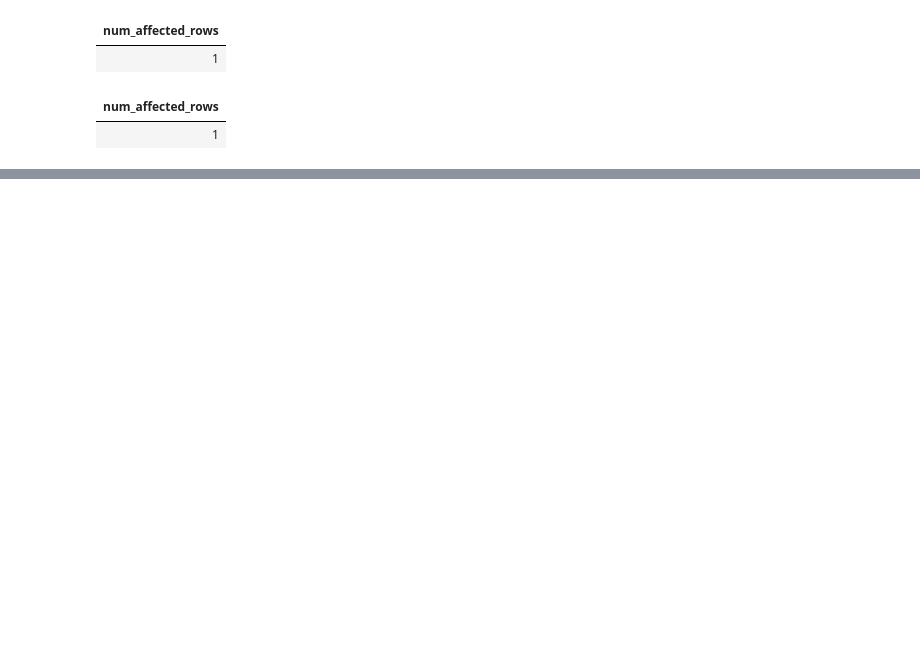
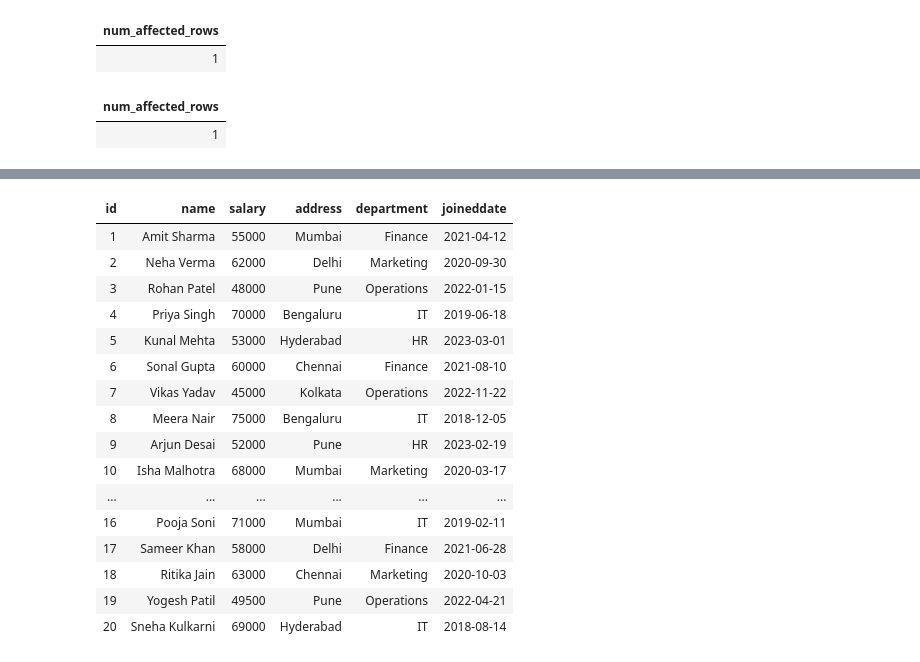
Before and after one commit to chetanpatil4160/Pyspark---Re, a Jupyter notebook: DataBricks/Delta Table.ipynb, the cells around one changed output, grey strips where cells are left out. Drawn from its saved outputs; the diff is of its cells as text; code cells hidden in the pictures; blank space fills up the shorter version.

Commit message:
delta table

```diff
--- a/DataBricks/Delta Table.ipynb
+++ b/DataBricks/Delta Table.ipynb
@@ -171,0 +267,24 @@ After 10 JSON logs, Delta creates a checkpoint (Parquet) for faster reads.
+# %%
+%sql
+-- we can select spcific version of file useing version as of
+-- here we are selecting version as of 0 meanse - starting version - when we created table
+
+select * from employee version as of 0
+# %% [output]
+| id | name | salary | address | department | joineddate |
+| 1 | Amit Sharma | 55000 | Mumbai | Finance | 2021-04-12 |
+| 2 | Neha Verma | 62000 | Delhi | Marketing | 2020-09-30 |
+| 3 | Rohan Patel | 48000 | Pune | Operations | 2022-01-15 |
+| 4 | Priya Singh | 70000 | Bengaluru | IT | 2019-06-18 |
+| 5 | Kunal Mehta | 53000 | Hyderabad | HR | 2023-03-01 |
+| 6 | Sonal Gupta | 60000 | Chennai | Finance | 2021-08-10 |
+| 7 | Vikas Yadav | 45000 | Kolkata | Operations | 2022-11-22 |
+| 8 | Meera Nair | 75000 | Bengaluru | IT | 2018-12-05 |
+| 9 | Arjun Desai | 52000 | Pune | HR | 2023-02-19 |
+| 10 | Isha Malhotra | 68000 | Mumbai | Marketing | 2020-03-17 |
+| ... | ... | ... | ... | ... | ... |
+| 16 | Pooja Soni | 71000 | Mumbai | IT | 2019-02-11 |
+| 17 | Sameer Khan | 58000 | Delhi | Finance | 2021-06-28 |
+| 18 | Ritika Jain | 63000 | Chennai | Marketing | 2020-10-03 |
+| 19 | Yogesh Patil | 49500 | Pune | Operations | 2022-04-21 |
+| 20 | Sneha Kulkarni | 69000 | Hyderabad | IT | 2018-08-14 |
```
Also changed, not shown: parts of 16 cells of this notebook.
